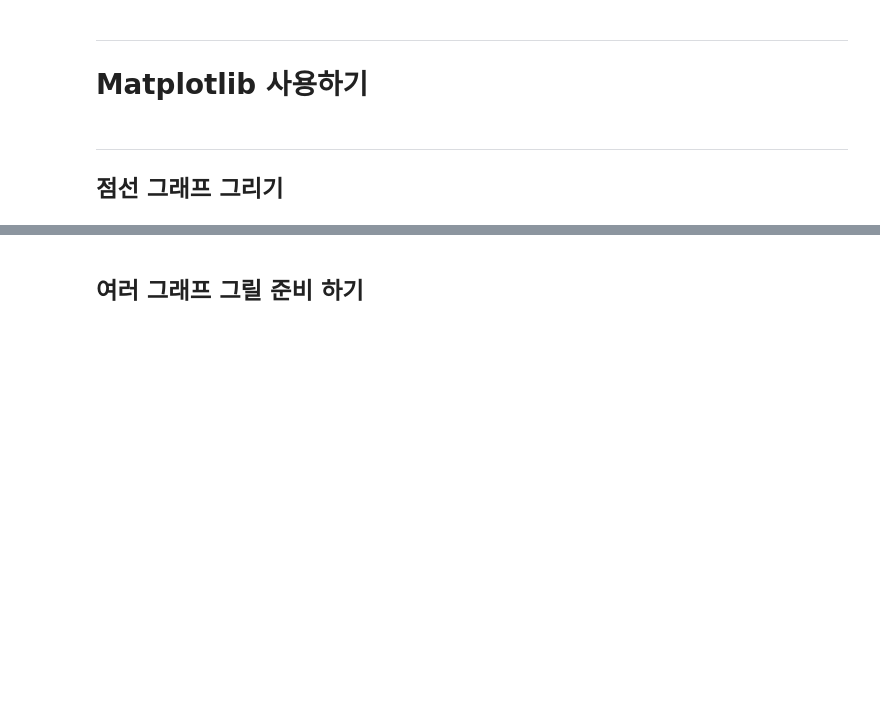
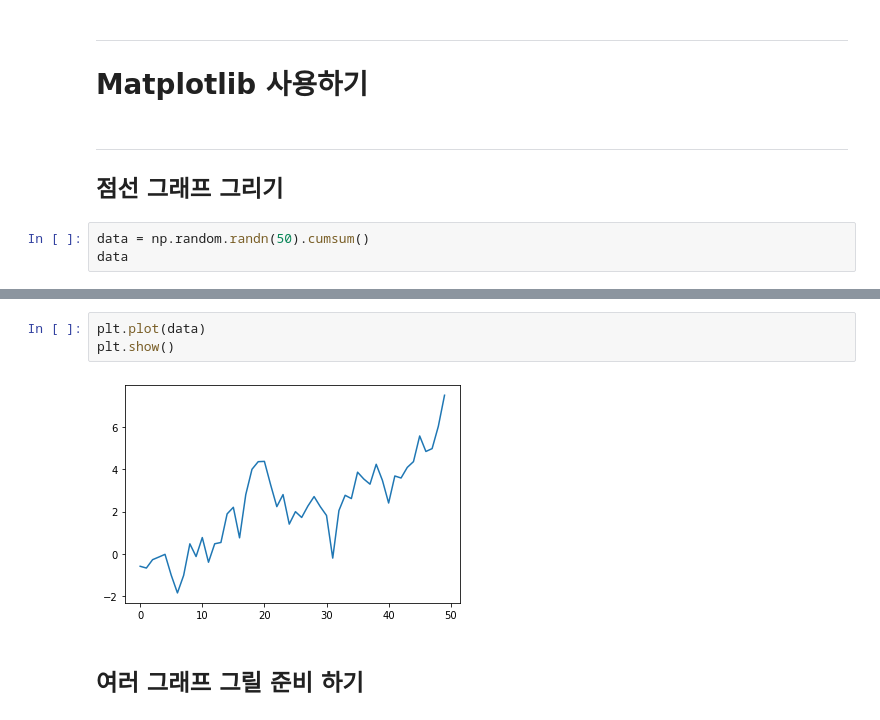
Before and after one commit to ollpp/prac_deeplearning, a Jupyter notebook: 개념/Part1) 인공지능에 대한 개념과 준비/실습코드/12. 인공지능 개발 준비 - 07~08. 시각화 기초(그래프).ipynb, the cells around one changed output, grey strips where cells are left out. Saved outputs shown, nothing was run; the diff lists cells and outputs as text; blank space fills up the shorter version.

```diff
--- a/개념/Part1) 인공지능에 대한 개념과 준비/실습코드/12. 인공지능 개발 준비 - 07~08. 시각화 기초(그래프).ipynb
+++ b/개념/Part1) 인공지능에 대한 개념과 준비/실습코드/12. 인공지능 개발 준비 - 07~08. 시각화 기초(그래프).ipynb
@@ -33,3 +35,6 @@ sort_columns : column을 알파벳 순서로 그린다.
 # %% [markdown]
 ---
 ## 점선 그래프 그리기
+# %%
+data = np.random.randn(50).cumsum()
+data
@@ -36,2 +52,7 @@ sort_columns : column을 알파벳 순서로 그린다.
+# %%
+plt.plot(data)
+plt.show()
+# %% [output]
+[figure, added]
 # %% [markdown]
 ## 여러 그래프 그릴 준비 하기
```
Also changed, not shown: parts of 12 cells of this notebook, 2 other files.
